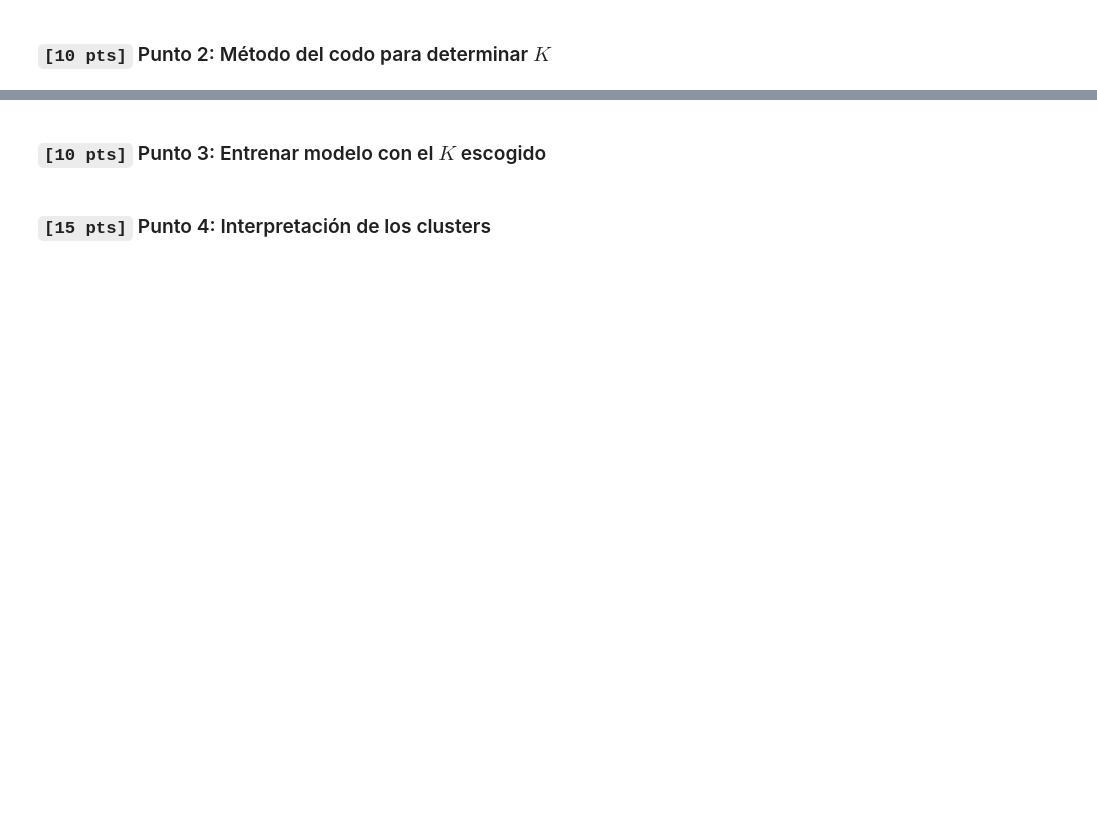
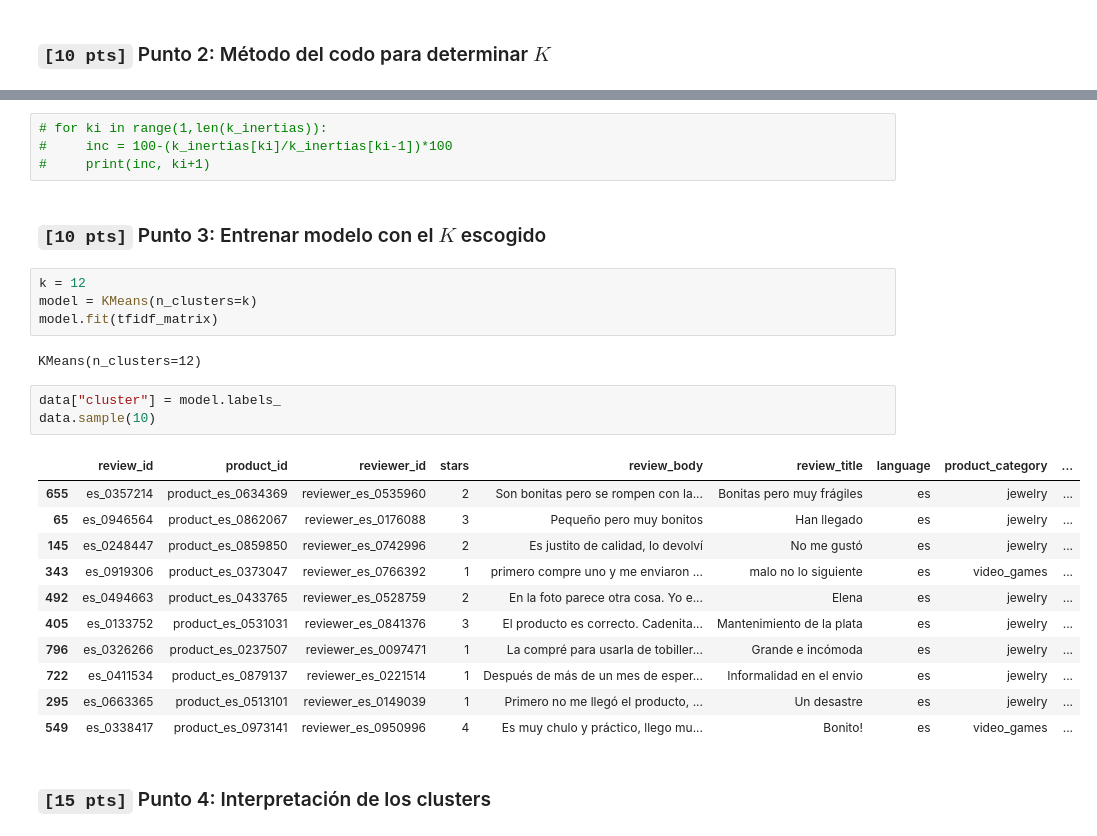
Before and after one commit to svargasg/KL-NLP, a Jupyter notebook: Clases/20210422/taller/taller8.ipynb, the cells around one changed output, grey strips where cells are left out. Cells and saved outputs as stored; diff of their text form; blank space fills up the shorter version.

```diff
--- a/Clases/20210422/taller/taller8.ipynb
+++ b/Clases/20210422/taller/taller8.ipynb
@@ -44,4 +91,29 @@ data.head()
+# %%
+# for ki in range(1,len(k_inertias)):
+#     inc = 100-(k_inertias[ki]/k_inertias[ki-1])*100
+#     print(inc, ki+1)
 # %% [markdown]
 ###  `[10 pts]` Punto 3: Entrenar modelo con el $K$ escogido
+# %%
+k = 12
+model = KMeans(n_clusters=k)
+model.fit(tfidf_matrix)
+# %% [output]
+KMeans(n_clusters=12)
+# %%
+data["cluster"] = model.labels_
+data.sample(10)
+# %% [output]
+|  | review_id | product_id | reviewer_id | stars | review_body | review_title | language | product_category | ... |
+| 655 | es_0357214 | product_es_0634369 | reviewer_es_0535960 | 2 | Son bonitas pero se rompen con la... | Bonitas pero muy frágiles | es | jewelry | ... |
+| 65 | es_0946564 | product_es_0862067 | reviewer_es_0176088 | 3 | Pequeño pero muy bonitos | Han llegado | es | jewelry | ... |
+| 145 | es_0248447 | product_es_0859850 | reviewer_es_0742996 | 2 | Es justito de calidad, lo devolví | No me gustó | es | jewelry | ... |
+| 343 | es_0919306 | product_es_0373047 | reviewer_es_0766392 | 1 | primero compre uno y me enviaron ... | malo no lo siguiente | es | video_games | ... |
+| 492 | es_0494663 | product_es_0433765 | reviewer_es_0528759 | 2 | En la foto parece otra cosa. Yo e... | Elena | es | jewelry | ... |
+| 405 | es_0133752 | product_es_0531031 | reviewer_es_0841376 | 3 | El producto es correcto. Cadenita... | Mantenimiento de la plata | es | jewelry | ... |
+| 796 | es_0326266 | product_es_0237507 | reviewer_es_0097471 | 1 | La compré para usarla de tobiller... | Grande e incómoda | es | jewelry | ... |
+| 722 | es_0411534 | product_es_0879137 | reviewer_es_0221514 | 1 | Después de más de un mes de esper... | Informalidad en el envio | es | jewelry | ... |
+| 295 | es_0663365 | product_es_0513101 | reviewer_es_0149039 | 1 | Primero no me llegó el producto, ... | Un desastre | es | jewelry | ... |
+| 549 | es_0338417 | product_es_0973141 | reviewer_es_0950996 | 4 | Es muy chulo y práctico, llego mu... | Bonito! | es | video_games | ... |
 # %% [markdown]
 ###  `[15 pts]` Punto 4: Interpretación de los clusters
```
Also changed, not shown: parts of 14 cells of this notebook.
